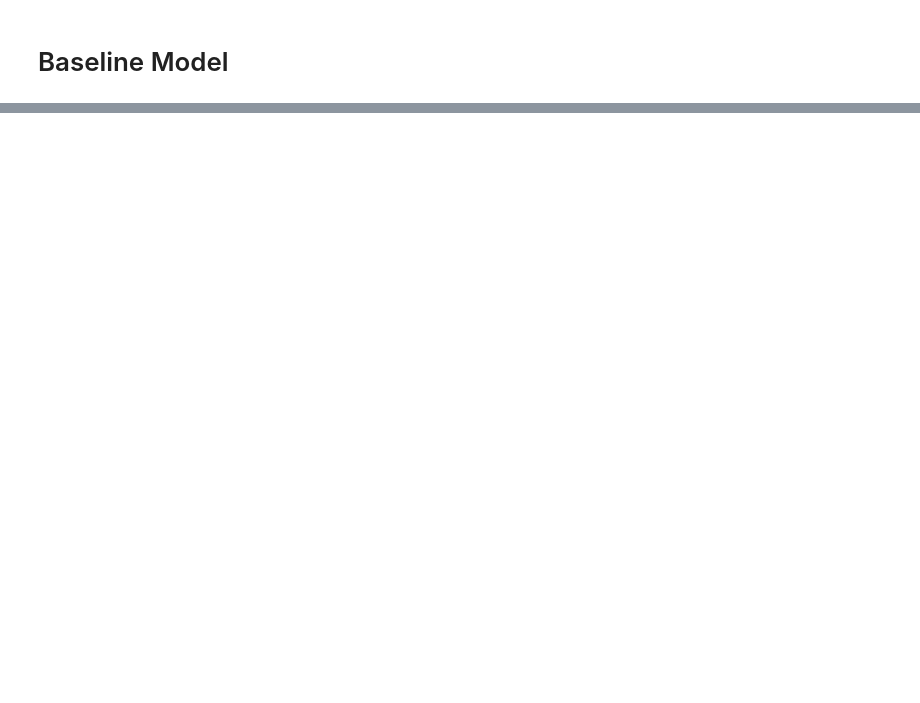
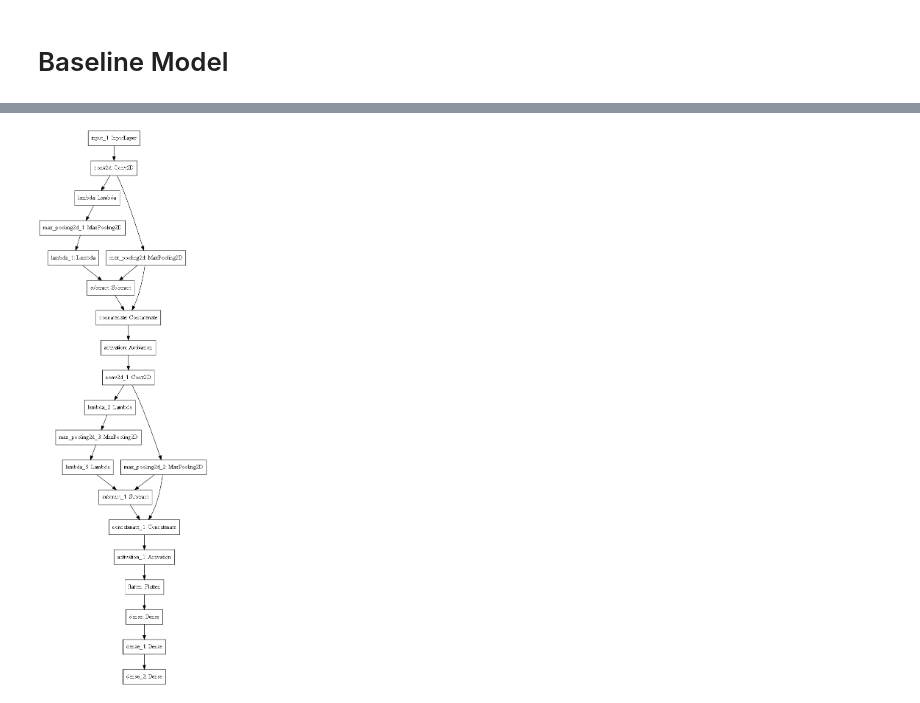
Before and after one commit to RolandSherwin/MultiplePooling-and-AutoencoderClassifierHybrid, a Jupyter notebook: 01-multiple-pooling.ipynb, the cells around one changed output, grey strips where cells are left out. Cells and saved outputs as stored; diff of their text form; code cells hidden in the pictures; blank space fills up the shorter version.

```diff
--- a/01-multiple-pooling.ipynb
+++ b/01-multiple-pooling.ipynb
@@ -2,9 +7,21 @@
 import os
 import matplotlib.pyplot as plt
 %matplotlib inline
-import datetime
 import numpy as np
 import tensorflow.keras as keras
+import tensorflow as tf
+from typing import (List, Tuple)
+from utils.plotting import HistoryPlotter
 
-from utils.utils import get_kaggle_dataset, organize_face_mask_dataset
-from utils.plotting import HistoryPlotter
+SEED = 42
+BATCH_SIZE = 128
+IMAGE_SIZE = [154,154]
+DATASET_PATH = os.path.expanduser("~\Downloads\datasets\MaskedFaces")
+AUTOTUNE = tf.data.AUTOTUNE
+np.random.seed(SEED)
+
+img_size = IMAGE_SIZE.copy()
+img_size.append(3)
+IMAGE_SIZE_3 = tuple(img_size)
+
+print("Num GPUs Available: ", len(tf.config.list_physical_devices('GPU')))
@@ -184,0 +256,52 @@ for batch_img, batch_label in test_ds.take(1):
+# %%
+def get_multiple_pooling_model():
+    inputs = keras.layers.Input(shape=IMAGE_SIZE_3)
+    l1 = keras.layers.Conv2D(filters=32, kernel_size=8, strides=3, kernel_regularizer=keras.regularizers.l2(), input_shape=IMAGE_SIZE_3)(inputs)
+
+    l1_max = keras.layers.MaxPool2D(pool_size=6, strides=3)(l1)
+    # 1. negative of feature map
+    l1_min = keras.layers.Lambda(lambda x: tf.math.negative(x))(l1)
+    # l1_min = tf.math.negative(l1) # does not work as a tensor, instead need to apply it as a layer using lambda.
+
+    # 2. apply maxpool to get min statistics
+    l1_min = keras.layers.MaxPool2D(pool_size=6, strides=3)(l1_min)
+
+    # 3. Revert to original after getting min statistics
+    l1_min = keras.layers.Lambda(lambda x: tf.math.negative(x))(l1_min)
+    # l1_min = tf.math.negative(l1_min)
+
+    # 4. get range statistic max - min
+    l1_range = keras.layers.subtract([l1_max, l1_min])
+    # l1_range = tf.math.subtract(l1_max, l1_min)
+
+    # 5. Concatenate to get multiple pooling
+    l1_multi_pool = keras.layers.Concatenate()([l1_max, l1_range]) # num of channels = 2x baseline = 64
+    l1_multi_pool = keras.layers.Activation('relu')(l1_multi_pool)
+
+    l2 = keras.layers.Conv2D(filters=32, kernel_size=4)(l1_multi_pool) # reduce filter to 32 to make it similar to baseline
+
+    l2_max = keras.layers.MaxPool2D(pool_size=4, strides=3)(l2)
+    l2_min = keras.layers.Lambda(lambda x: tf.math.negative(x))(l2)
+    # l2_min = tf.math.negative(l2)
+    l2_min = keras.layers.MaxPool2D(pool_size=4, strides=3)(l2_min)
+    l2_min = keras.layers.Lambda(lambda x: tf.math.negative(x))(l2_min)
+    # l2_min = tf.math.negative(l2_min)
+    l2_range = tf.keras.layers.subtract([l2_max, l2_min])
+    # l2_range = tf.math.subtract(l2_max, l2_min)
+    l2_multi_pool = keras.layers.Concatenate()([l2_max, l2_range])
+    l2_multi_pool = keras.layers.Activation('relu')(l2_multi_pool)
+
+    l3 = keras.layers.Flatten()(l2_multi_pool)
+    l3 = keras.layers.Dense(units=128, activation='relu')(l3)
+    l4 = keras.layers.Dense(units=64, activation='relu')(l3)
+    l5 = keras.layers.Dense(units=1, activation='sigmoid')(l4)
+
+    model = keras.models.Model(inputs=inputs, outputs=l5)
+    return model
+
+multiple_pooling = get_multiple_pooling_model()
+tf.keras.utils.plot_model(multiple_pooling,
+                          show_shapes=False,
+                          dpi=80)
+# %% [output]
+[figure, added]
```
Also changed, not shown: parts of 21 cells of this notebook, 3 other files.
